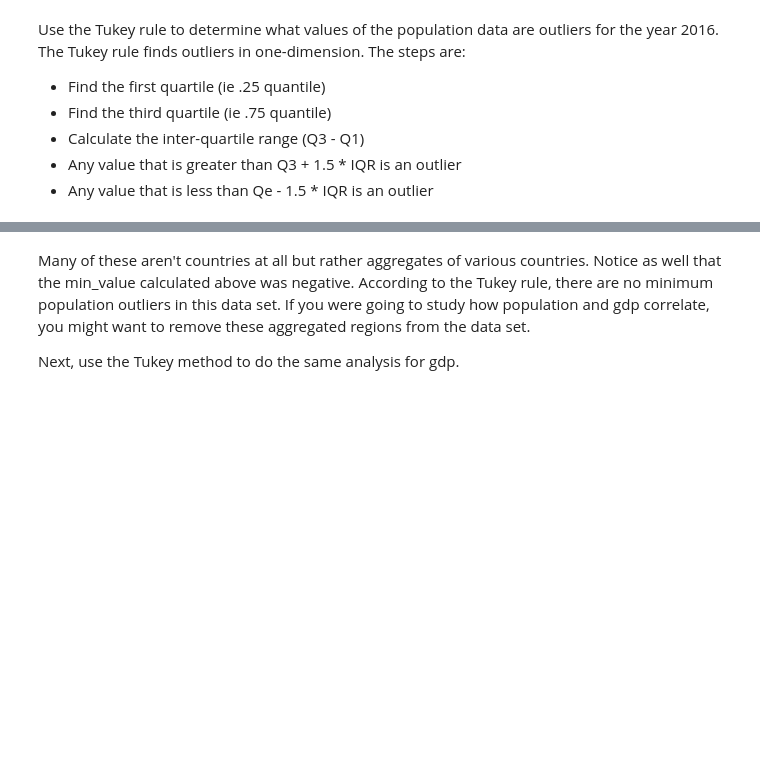
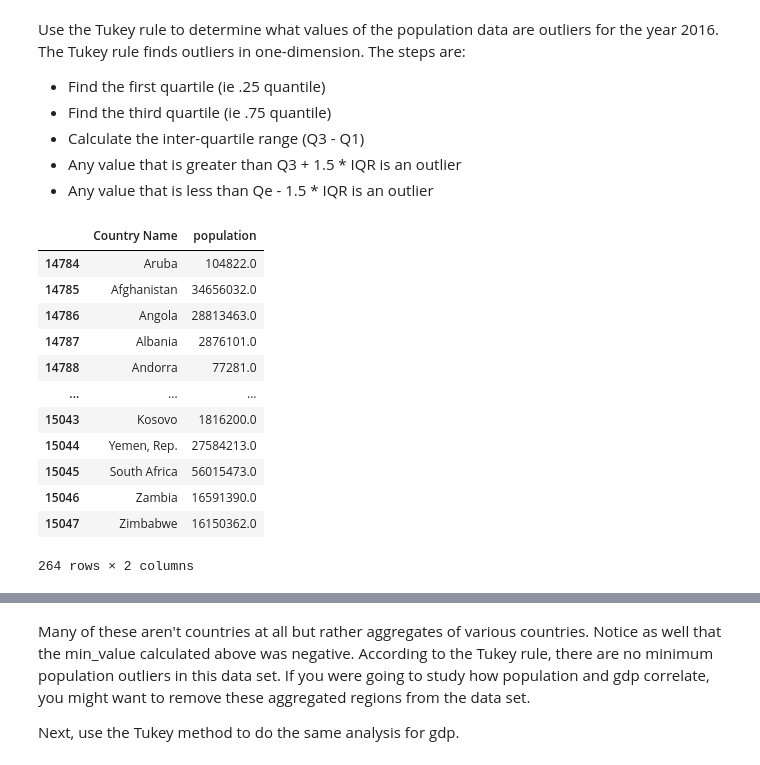
Before and after one commit to RobertZ-dev/Udacity_DSND, a Jupyter notebook: lessons/ETLPipelines/13_outlierspart1_exercise/13_outliers_exercise.ipynb, the cells around one changed output, grey strips where cells are left out. Saved outputs shown, nothing was run; the diff lists cells and outputs as text; code cells hidden in the pictures; blank space fills up the shorter version.

```diff
--- a/lessons/ETLPipelines/13_outlierspart1_exercise/13_outliers_exercise.ipynb
+++ b/lessons/ETLPipelines/13_outlierspart1_exercise/13_outliers_exercise.ipynb
@@ -232,3 +238,20 @@ min_value = None
 # TODO: filter the population_2016 data for population values that are greater than max_value or less than min_value
 population_outliers = None
 population_outliers
+# %%
+population_2016 = df_2016[['Country Name', 'population']]
+population_2016
+# %% [output]
+|  | Country Name | population |
+| 14784 | Aruba | 104822.0 |
+| 14785 | Afghanistan | 34656032.0 |
+| 14786 | Angola | 28813463.0 |
+| 14787 | Albania | 2876101.0 |
+| 14788 | Andorra | 77281.0 |
+| ... | ... | ... |
+| 15043 | Kosovo | 1816200.0 |
+| 15044 | Yemen, Rep. | 27584213.0 |
+| 15045 | South Africa | 56015473.0 |
+| 15046 | Zambia | 16591390.0 |
+| 15047 | Zimbabwe | 16150362.0 |
+264 rows × 2 columns
```
Also changed, not shown: parts of 10 cells of this notebook.
